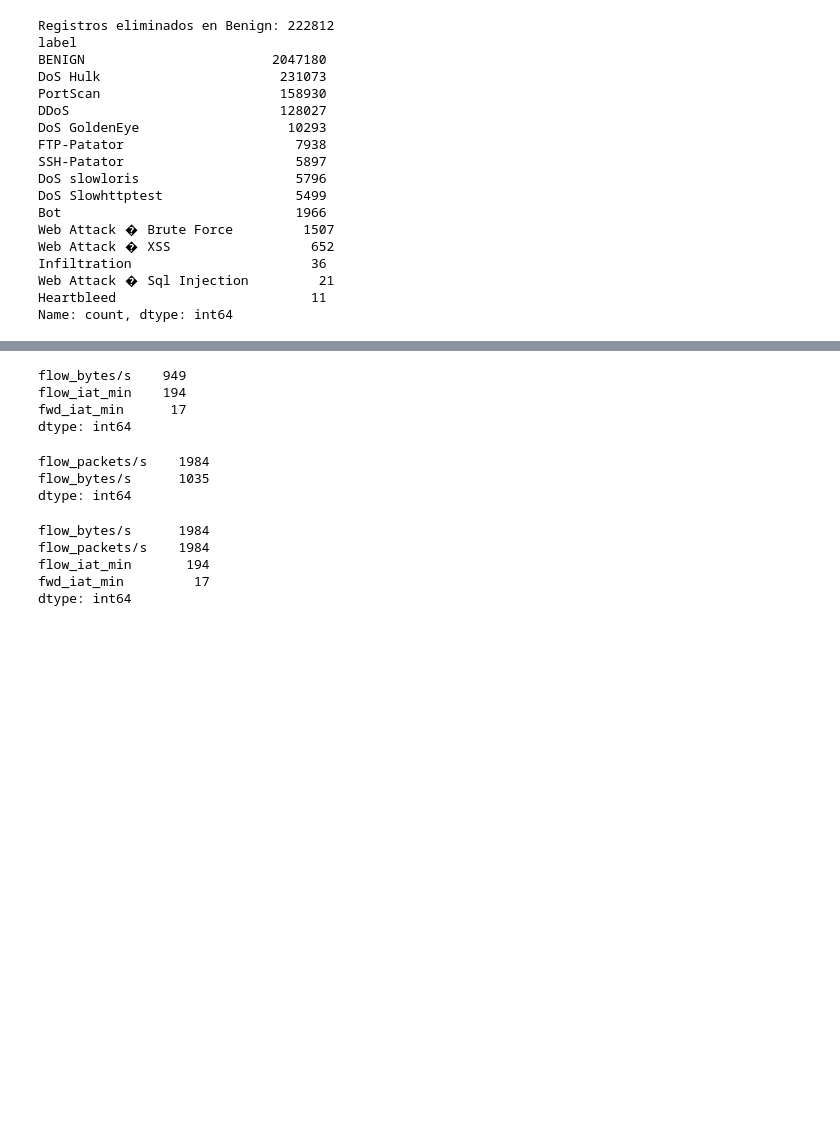
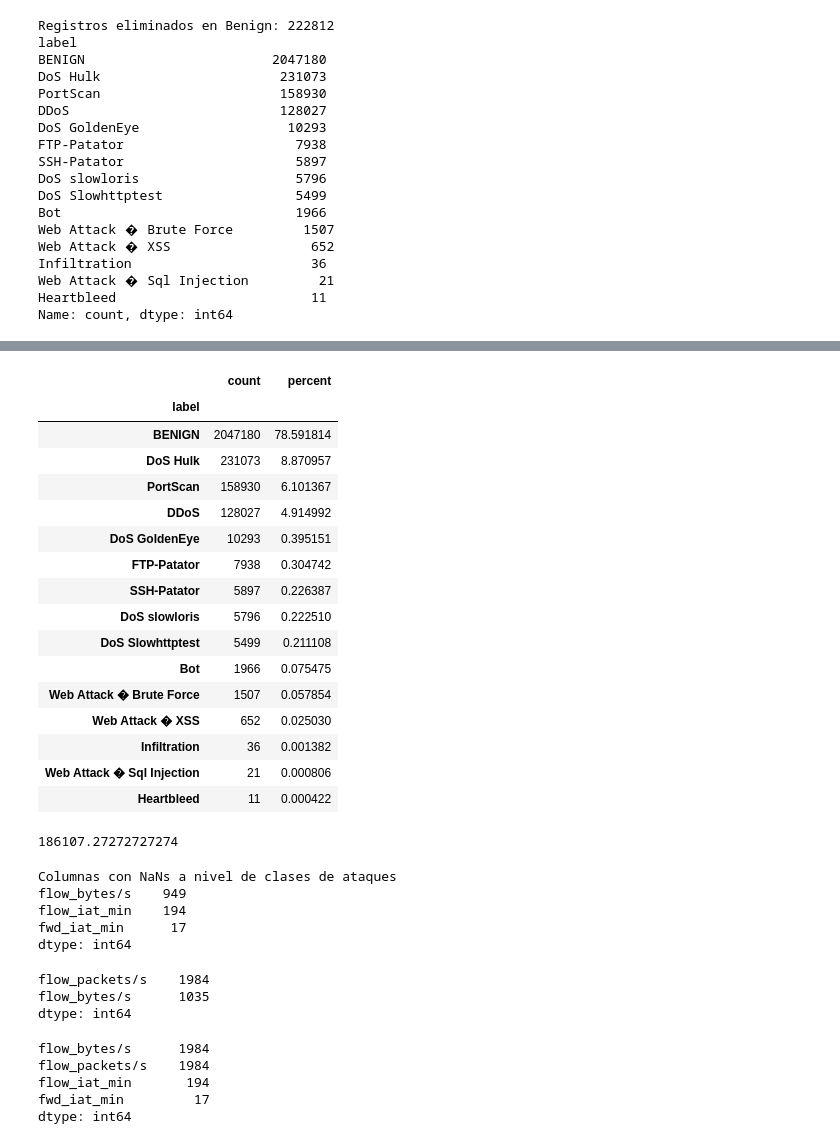
Before and after one commit to johnnyredwood/ArquitecturaMoEClasificacionIntrusiones, a Jupyter notebook: DataEngineering.ipynb, the cells around one changed output, grey strips where cells are left out. Saved outputs shown, nothing was run; the diff lists cells and outputs as text; code cells hidden in the pictures; blank space fills up the shorter version.

```diff
--- a/DataEngineering.ipynb
+++ b/DataEngineering.ipynb
@@ -577,27 +522,61 @@ comparacion
 | Web Attack � Brute Force | 1507 | 1507 | 0 |
 | Web Attack � Sql Injection | 21 | 21 | 0 |
 | Web Attack � XSS | 652 | 652 | 0 |
+# %%
+df_post_duplicates["label"].value_counts().to_frame("count").assign(
+    percent=lambda x: 100 * x["count"] / x["count"].sum()
+)
+# %% [output]
+|  | count | percent |
+| label |  |  |
+| BENIGN | 2047180 | 78.591814 |
+| DoS Hulk | 231073 | 8.870957 |
+| PortScan | 158930 | 6.101367 |
+| DDoS | 128027 | 4.914992 |
+| DoS GoldenEye | 10293 | 0.395151 |
+| FTP-Patator | 7938 | 0.304742 |
+| SSH-Patator | 5897 | 0.226387 |
+| DoS slowloris | 5796 | 0.222510 |
+| DoS Slowhttptest | 5499 | 0.211108 |
+| Bot | 1966 | 0.075475 |
+| Web Attack � Brute Force | 1507 | 0.057854 |
+| Web Attack � XSS | 652 | 0.025030 |
+| Infiltration | 36 | 0.001382 |
+| Web Attack � Sql Injection | 21 | 0.000806 |
+| Heartbleed | 11 | 0.000422 |
+# %%
+#Ratio de desbalance
+conteo = df_post_duplicates["label"].value_counts()
+conteo.max() / conteo.min()
+
+#La naturaleza del desbalance sigue ahi al eliminar muestras co duplicados, negativos y NaNs en clase mayoritaria no se altero distribución
+# %% [output]
+186107.27272727274
 # %%
-null_conteo = df_limpio_2[num_cols].isnull().sum().sort_values(ascending=False)
+null_conteo = df_post_duplicates[num_cols].isnull().sum().sort_values(ascending=False)
 
+print("Columnas con NaNs a nivel de clases de ataques")
 print(null_conteo[null_conteo > 0])
 # %% [output]
+Columnas con NaNs a nivel de clases de ataques
 flow_bytes/s    949
 flow_iat_min    194
 fwd_iat_min      17
 dtype: int64
 # %%
-#Divido en X, y a la par que reviso que columnas tienen valores infinitos
-
-X=df_limpio_2.drop(columns=["label"])
-inf_per_column = np.isinf(X).sum()
-y=df_limpio_2["label"]
-infinite_cols=inf_per_column[inf_per_column > 0].sort_values(ascending=False)
-print(infinite_cols)
+#Divido en X, y
+X=df_post_duplicates.drop(columns=["label"])
+y=df_post_duplicates["label"]
-# %% [output]
-flow_packets/s    1984
-flow_bytes/s      1035
-dtype: int64
+# %%
+#Reviso que columnas tienen valores infinitos
+inf_per_column = np.isinf(X).sum()
+infinite_cols=inf_per_column[inf_per_column > 0].sort_values(ascending=False)
+print(infinite_cols)
+print("Se verifica por conocimiento del dataset que dichas features tienen valores infinitos claramente derivados de calculos con divisores sumamente bajos")
+# %% [output]
+flow_packets/s    1984
+flow_bytes/s      1035
+dtype: int64
 # %%
 #Como he visto que es estandar en research para el tratamiento de los valores infinitos igual imputo el NaN y permito que el imputer aprenda para hacer el fill de esos valores
 #Esto igual es estandar para tratamiento de clases minoritarias ya que nos es correcto eliminar outliers por cuartiles ya que los outliers pueden corresponder a ataques (clases minoritarias)
```
Also changed, not shown: parts of 24 cells of this notebook.
